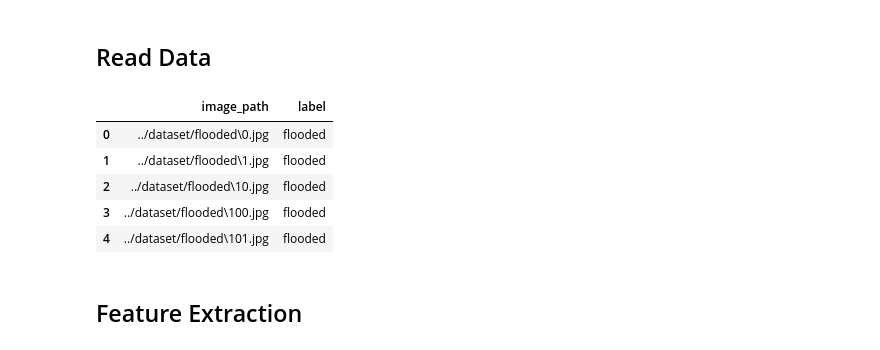
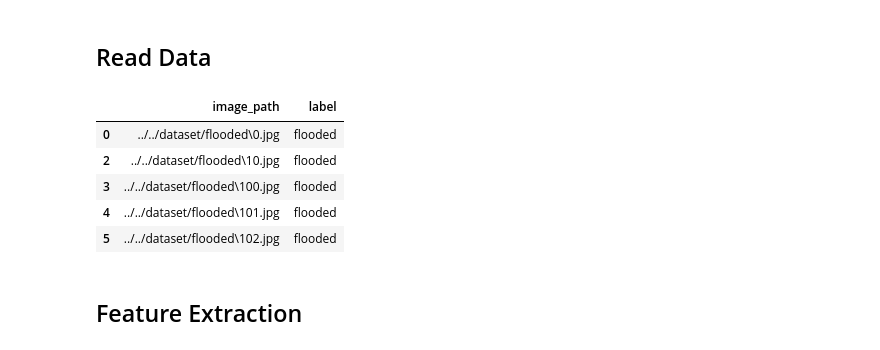
Before and after one commit to AhmadJamal01/Floodead-Inside, a Jupyter notebook: Clustering/GLCM_Cluster.ipynb, the cells around one changed output. Cells and saved outputs as stored; diff of their text form; code cells hidden in the pictures.

```diff
--- a/Clustering/GLCM_Cluster.ipynb
+++ b/Clustering/GLCM_Cluster.ipynb
@@ -58,14 +58,17 @@ for image_path in sorted(glob.glob('../dataset/non-flooded/*.jpg')):
     data = {'image_path': image_path, 'label': 'non-flooded'}
     df.loc[len(df)] = data
-# %%
-df.head()
-# %% [output]
-|  | image_path | label |
-| 0 | ../dataset/flooded\0.jpg | flooded |
-| 1 | ../dataset/flooded\1.jpg | flooded |
-| 2 | ../dataset/flooded\10.jpg | flooded |
-| 3 | ../dataset/flooded\100.jpg | flooded |
-| 4 | ../dataset/flooded\101.jpg | flooded |
+# %%
+# drop the ROW with index 1
+df = df.drop([1])
+
+df.head()
+# %% [output]
+|  | image_path | label |
+| 0 | ../../dataset/flooded\0.jpg | flooded |
+| 2 | ../../dataset/flooded\10.jpg | flooded |
+| 3 | ../../dataset/flooded\100.jpg | flooded |
+| 4 | ../../dataset/flooded\101.jpg | flooded |
+| 5 | ../../dataset/flooded\102.jpg | flooded |
 # %% [markdown]
 ## Feature Extraction
 # %%
```
Also changed, not shown: parts of 8 cells of this notebook, 3 other files.
